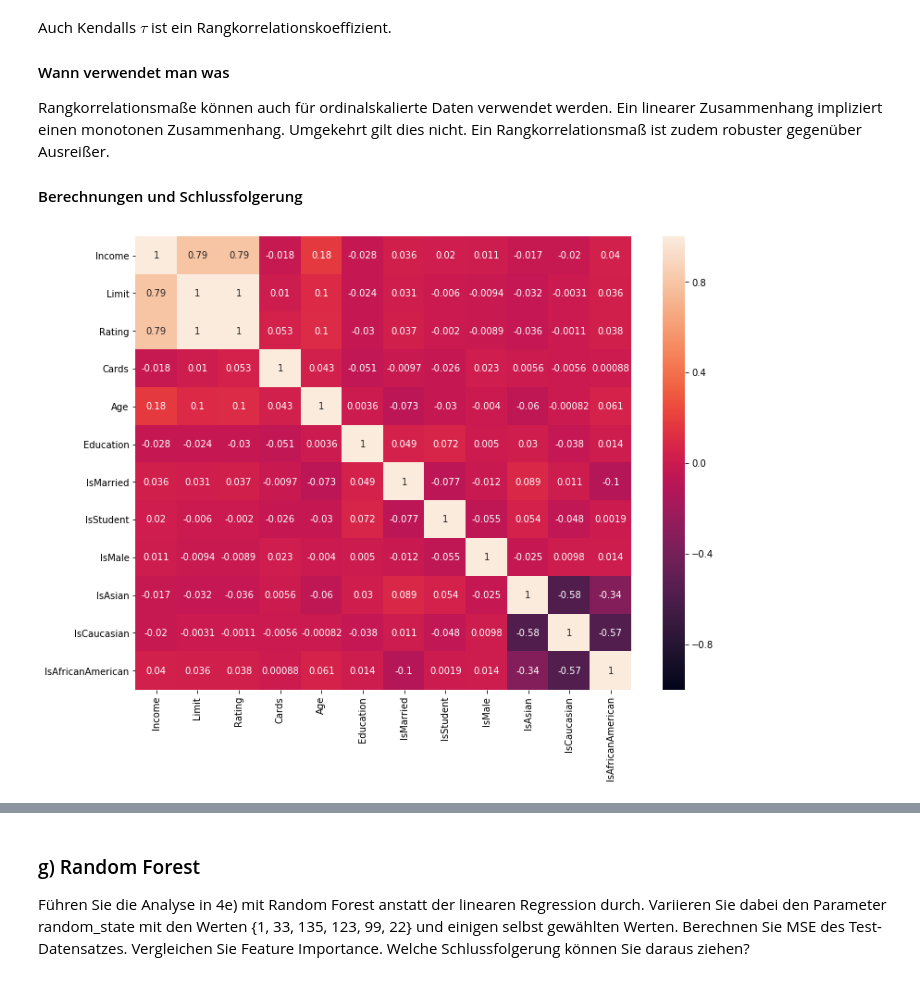
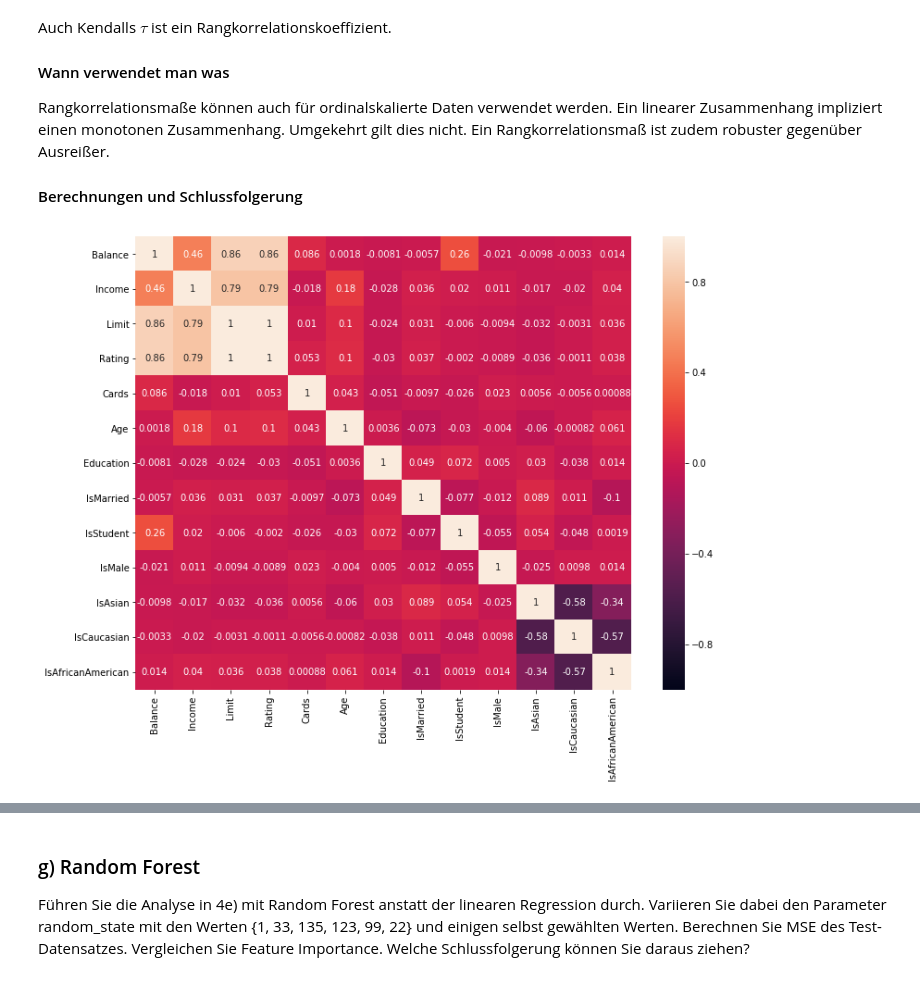
Before and after one commit to tecoKIT/smart-data-analytics, a Jupyter notebook: Uebung1/Exercise4_Carmen.ipynb, the cells around one changed output, grey strips where cells are left out. Drawn from its saved outputs; the diff is of its cells as text; code cells hidden in the pictures.

```diff
--- a/Uebung1/Exercise4_Carmen.ipynb
+++ b/Uebung1/Exercise4_Carmen.ipynb
@@ -705,13 +672,13 @@ Ein Rangkorrelationsmaß ist zudem robuster gegenüber Ausreißer.
 #### Berechnungen und Schlussfolgerung
 # %%
 # calculate pearson correlation
-corr_pearson = X.corr('pearson')
+corr_pearson = data.corr('pearson')
 # set figure size
 fig = plt.figure(figsize=(12,9))
 # visualize correlation matrix as heatmap
 sns.heatmap(corr_pearson,vmin=-1,vmax=1,annot=True)
 plt.show()
 # %% [output]
-[figure, old version]
+[figure, new version]
 # %%
 # calculate kendalls correlation
```
Also changed, not shown: parts of 33 cells of this notebook.
